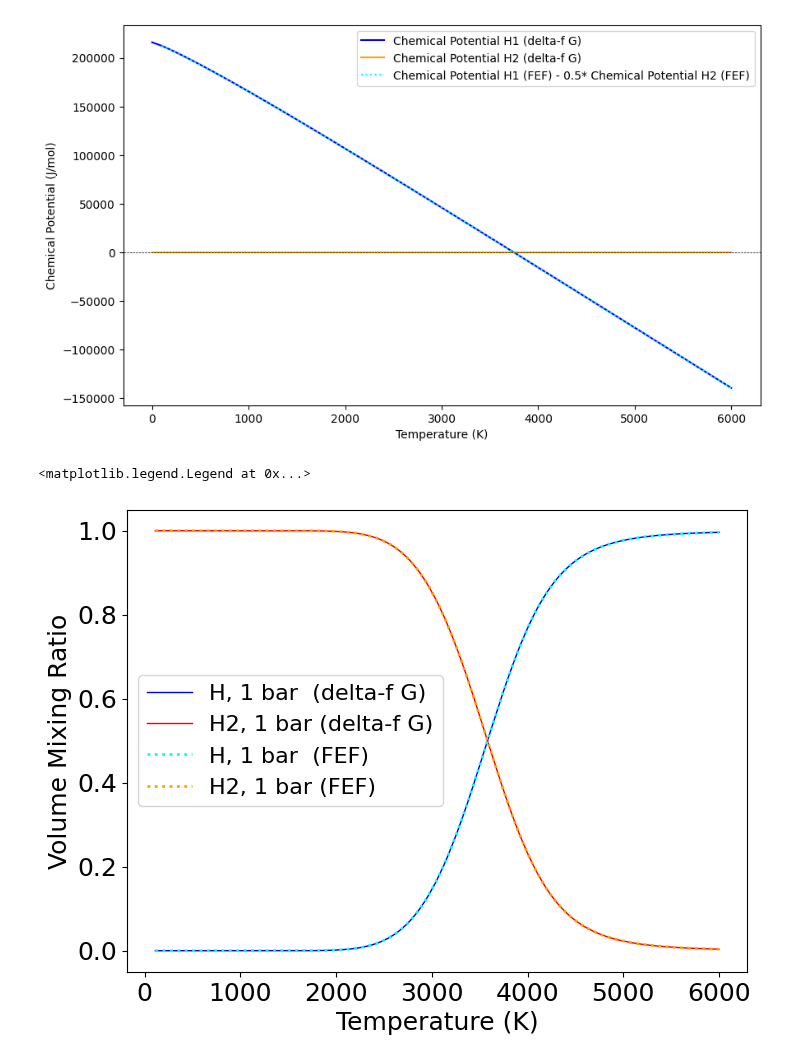
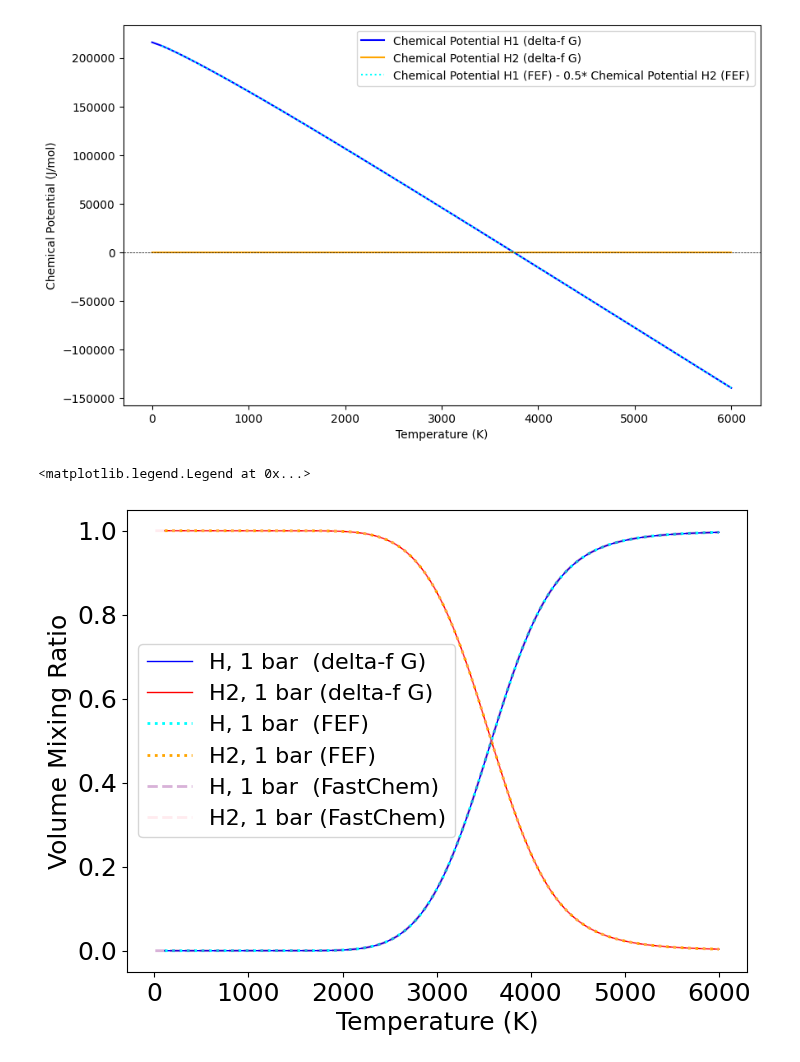
Before and after one commit to HajimeKawahara/exogibbs, a Jupyter notebook: documents/ipynb/chemical_potential.ipynb, the cells around one changed output. Saved outputs shown, nothing was run; the diff lists cells and outputs as text; code cells hidden in the pictures.

```diff
--- a/documents/ipynb/chemical_potential.ipynb
+++ b/documents/ipynb/chemical_potential.ipynb
@@ -4,11 +4,11 @@
 import numpy as np
 import matplotlib.pyplot as plt
 
-from exogibbs.presets.ykb4 import load_molname_ykb4, load_gibbs_matrix_ykb4
-
+from exogibbs.presets.ykb4 import _load_molname, _load_gibbs_matrix
+from exogibbs.presets.fastchem import parse_fastchem_coeffs
 # JANAF presets
-df_molname = load_molname_ykb4()
-gibbs_matrices = load_gibbs_matrix_ykb4()
+df_molname = _load_molname()
+gibbs_matrices = _load_gibbs_matrix()
 
 
 T_h_table = gibbs_matrices["H1"]['T(K)'].to_numpy()
@@ -20,4 +20,5 @@ mu_h_table = gibbs_matrices["H1"]['delta-f G'].to_numpy() * kJtoJ #J/mol
 mu_h2_table = gibbs_matrices["H2"]['delta-f G'].to_numpy() * kJtoJ  #J/mol
 
 # fastchem
-path_fastchem_data = "/home/kawahara/fastchem/input/logK/"
+path_fastchem_data = "/home/kawahara/FastChem/input/logK/logK.dat"
+coeff = parse_fastchem_coeffs(open(path_fastchem_data, "r", encoding="utf-8").read())
@@ -84,3 +60,11 @@ mu_fef_h2_table = -T_h2_table * fef_h2_table  + dHf_h2_298
+# %%
+from exogibbs.utils.constants import R_gas_constant_si
+
+from exogibbs.presets.fastchem import logk
+def mu_from_logk(T, coeff):
+    return - R_gas_constant_si * T * logk(T, coeff)
+
+coeff_h2 = coeff["H2"]
 # %%
 import matplotlib.pyplot as plt
 plt.figure(figsize=(10, 6))
@@ -146,6 +130,10 @@ def hv_h2(T, mu_h2_table_in):
 def compute_k(P, T, mu_h_table_in, mu_h2_table_in, Pref=1.0):
     delta_hv = hv_h2(T, mu_h2_table_in) - 2.0 * hv_h(T, mu_h_table_in)
     return np.exp(-delta_hv) * P / Pref
+
+def compute_k_fastchem(P, T, coeff_h2, Pref=1.0):
+    delta_hv = - logk(T, coeff_h2)
+    return np.exp(- delta_hv) * P / Pref
 
 
 Tarr = np.linspace(10.0, 6000.0, 300)
@@ -173,19 +161,22 @@ def vmr_h2(k):
 # %%
 plt.figure(figsize=(8, 6))
 plt.plot(Tarr, vmr_h(compute_k(1.0,Tarr, mu_h_table , mu_h2_table)), label='H, 1 bar  (delta-f G)', color='blue', lw=1)
 plt.plot(Tarr, vmr_h2(compute_k(1.0,Tarr, mu_h_table , mu_h2_table)), label='H2, 1 bar (delta-f G)', color='red', lw=1)
 
 plt.plot(Tarr, vmr_h(compute_k(1.0,Tarr, mu_fef_h_table, mu_fef_h2_table)), label='H, 1 bar  (FEF)', color='cyan', ls='dotted', lw=2)
 plt.plot(Tarr, vmr_h2(compute_k(1.0,Tarr, mu_fef_h_table, mu_fef_h2_table)), label='H2, 1 bar (FEF)', color='orange', ls='dotted', lw=2)
+
+plt.plot(Tarr, vmr_h(compute_k_fastchem(1.0,Tarr, coeff_h2)), label='H, 1 bar  (FastChem)', color='purple', ls='dashed', lw=2, alpha=0.3)
+plt.plot(Tarr, vmr_h2(compute_k_fastchem(1.0,Tarr, coeff_h2)), label='H2, 1 bar (FastChem)', color='pink', ls='dashed', lw=2, alpha=0.3)
 
 
 #plt.xscale('log')
 #plt.yscale('log')
 #plt.gca().invert_xaxis()
 plt.tick_params(labelsize=18)
 plt.xlabel("Temperature (K)",fontsize=18)
 plt.ylabel('Volume Mixing Ratio', fontsize=18)
 plt.legend(fontsize=16, loc='center left')
 # %% [output]
 <matplotlib.legend.Legend at 0x...>
-[figure, old version]
+[figure, new version]
```
Also changed, not shown: parts of 5 cells of this notebook, 2 other files.
